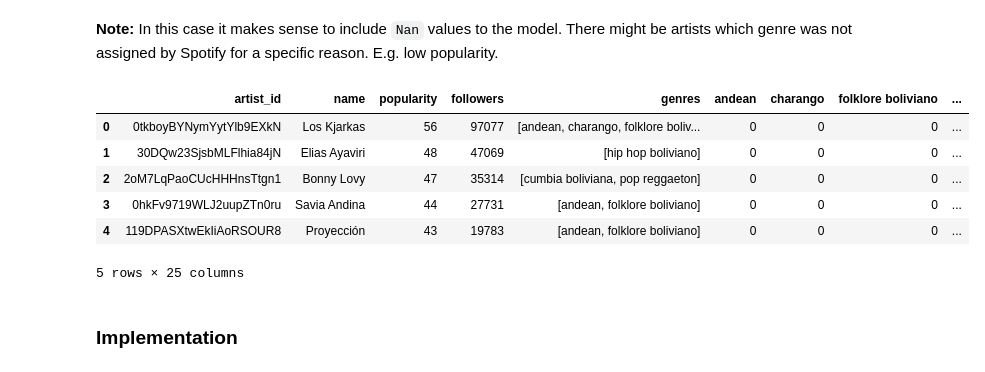
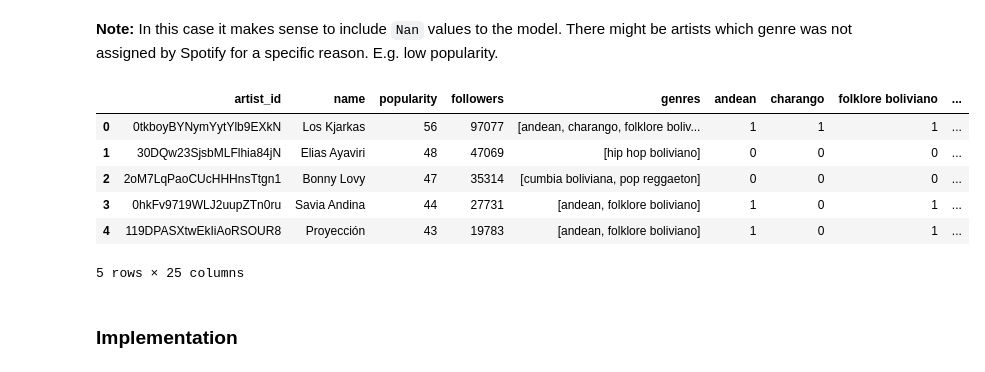
Before and after one commit to leanguardia/bolivian-music, a Jupyter notebook: Capstone-Project.ipynb, the cells around one changed output. Saved outputs shown, nothing was run; the diff lists cells and outputs as text; code cells hidden in the pictures.

```diff
--- a/Capstone-Project.ipynb
+++ b/Capstone-Project.ipynb
@@ -248,23 +261,23 @@ array(['andean', 'charango', 'folklore boliviano', 'hip hop boliviano',
 # %%
 # Create a container to fill dummy variables
 zeroes = np.zeros((df.shape[0], len(genres)))
 dummies = pd.DataFrame(zeroes, columns=genres, index=df.index, dtype=int)
 
 # Fill dummy variables for each genre in the list.
-# for i, genres in enumerate(df.genres):
-#         indices = np.unique(dummies.columns.get_indexer(genres))
-#         dummies.iloc[i, indices] = 1
+for i, genres in enumerate(df.genres):
+        indices = np.unique(dummies.columns.get_indexer(genres))
+        dummies.iloc[i, indices] = 1
 
 # Merge dummies to df
 df_model = pd.concat([df, dummies], axis=1)
 df_model.head()
 # %% [output]
 |  | artist_id | name | popularity | followers | genres | andean | charango | folklore boliviano | ... |
-| 0 | 0tkboyBYNymYytYlb9EXkN | Los Kjarkas | 56 | 97077 | [andean, charango, folklore boliv... | 0 | 0 | 0 | ... |
+| 0 | 0tkboyBYNymYytYlb9EXkN | Los Kjarkas | 56 | 97077 | [andean, charango, folklore boliv... | 1 | 1 | 1 | ... |
 | 1 | 30DQw23SjsbMLFlhia84jN | Elias Ayaviri | 48 | 47069 | [hip hop boliviano] | 0 | 0 | 0 | ... |
 | 2 | 2oM7LqPaoCUcHHHnsTtgn1 | Bonny Lovy | 47 | 35314 | [cumbia boliviana, pop reggaeton] | 0 | 0 | 0 | ... |
-| 3 | 0hkFv9719WLJ2uupZTn0ru | Savia Andina | 44 | 27731 | [andean, folklore boliviano] | 0 | 0 | 0 | ... |
-| 4 | 119DPASXtwEkIiAoRSOUR8 | Proyección | 43 | 19783 | [andean, folklore boliviano] | 0 | 0 | 0 | ... |
+| 3 | 0hkFv9719WLJ2uupZTn0ru | Savia Andina | 44 | 27731 | [andean, folklore boliviano] | 1 | 0 | 1 | ... |
+| 4 | 119DPASXtwEkIiAoRSOUR8 | Proyección | 43 | 19783 | [andean, folklore boliviano] | 1 | 0 | 1 | ... |
 5 rows × 25 columns
 # %% [markdown]
 ### Implementation
```
Also changed, not shown: parts of 13 cells of this notebook.
